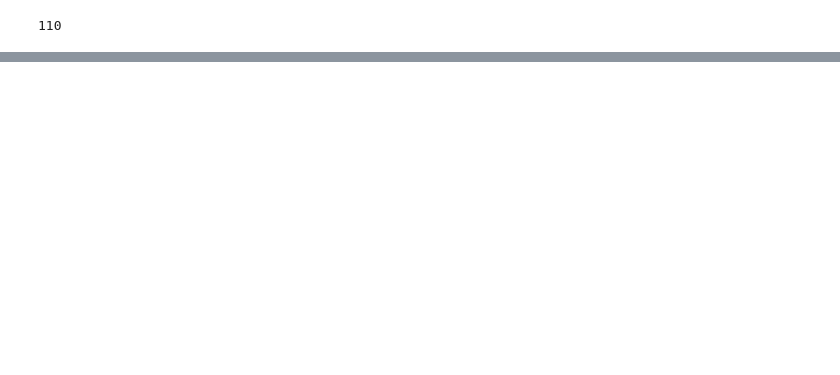
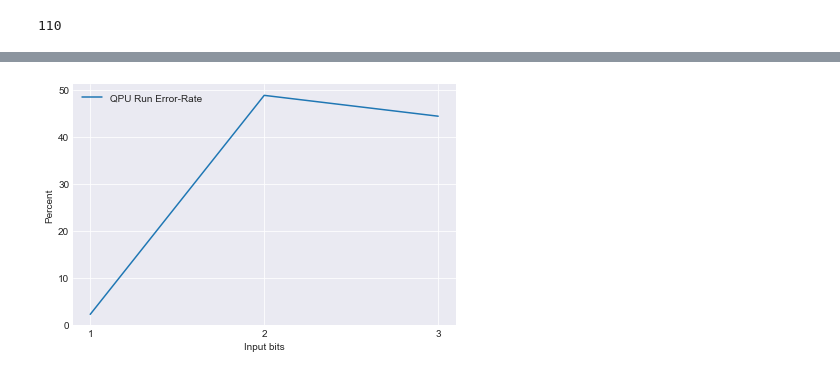
Before and after one commit to tkrollins/Quantum_Algorithms, a Jupyter notebook: qpu_server/results/notebooks/simon.ipynb, the cells around one changed output, grey strips where cells are left out. Saved outputs shown, nothing was run; the diff lists cells and outputs as text; code cells hidden in the pictures; blank space fills up the shorter version.

```diff
--- a/qpu_server/results/notebooks/simon.ipynb
+++ b/qpu_server/results/notebooks/simon.ipynb
@@ -218,3 +218,5 @@ n2_qpu_time1 = 0.9991178400814533
+# %%
+error_rate.append(y_error(qvm=n2_qvm_results, qpu=n2_qpu_results))
 # %%
 # QVM s-value
 n2_qvm_y_set = s_solver(n2_qvm_results)
@@ -337,0 +331,2 @@ time_per_shot(shots20=n3_qvm_time1, shots25=n3_qvm_time2)
+# %%
+error_rate.append(y_error(qvm=n3_qvm_results, qpu=n3_qpu_results))
@@ -351,0 +374,14 @@ y_error(qvm=n3_qvm_results, qpu=n3_qpu_results)
+# %%
+plt.style.use('seaborn-darkgrid')
+plt.figure()
+# plt.plot(n, correctness, label='QPU Runs Resulting in Constant')
+plt.plot(n, error_rate, label='QPU Run Error-Rate')
+plt.legend()
+plt.xticks(n)
+plt.xlabel('Input bits')
+plt.ylabel('Percent')
+plt.tight_layout()
+plt.savefig('Q#_DJ_runtime.png')
+plt.show()
+# %% [output]
+[figure, added]
```
Also changed, not shown: parts of 22 cells of this notebook, 10 other files.
